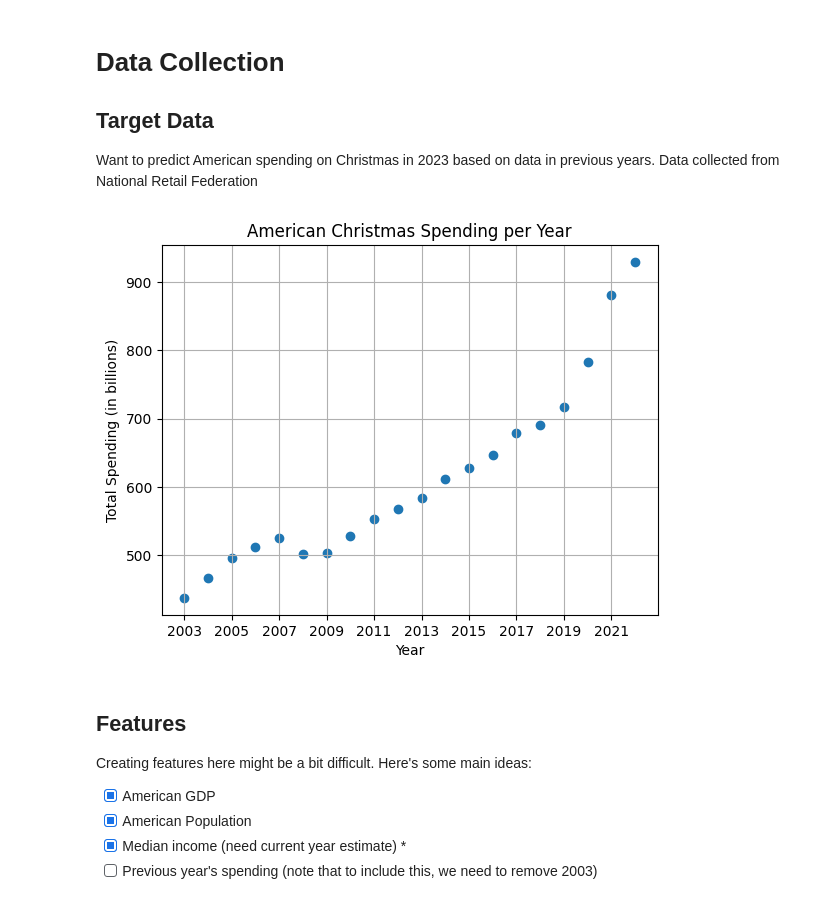
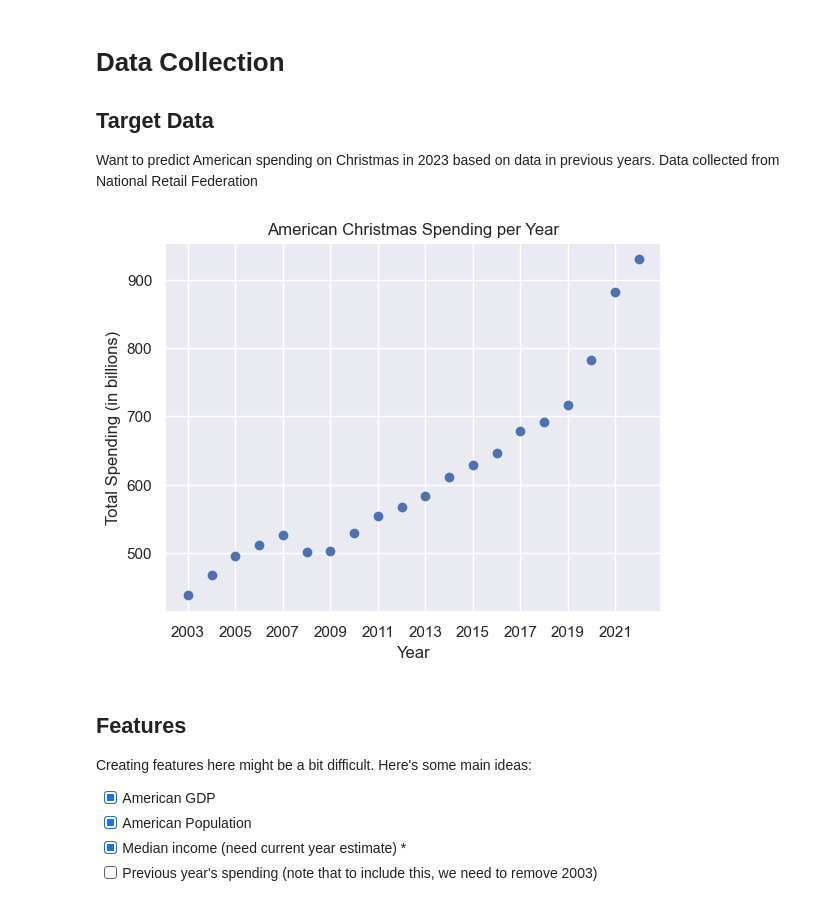
Before and after one commit to njd87/statarchive, a Jupyter notebook: christmas/EDA.ipynb, the cells around one changed output. Cells and saved outputs as stored; diff of their text form; code cells hidden in the pictures.

```diff
--- a/christmas/EDA.ipynb
+++ b/christmas/EDA.ipynb
@@ -5,6 +5,8 @@ import matplotlib.pyplot as plt
 import seaborn as sns
 from bs4 import BeautifulSoup
 import requests
+import seaborn as sns
+sns.set()
 
 headers = {"User-Agent": "Mozilla/5.0 (X11; CrOS x86_64 12871.102.0) AppleWebKit/537.36 (KHTML, like Gecko) Chrome/81.0.4044.141 Safari/537.36"}
 # %% [markdown]
@@ -15,23 +17,23 @@ Want to predict American spending on Christmas in 2023 based on data in previous
 # %%
 time = [2003, 2004, 2005, 2006, 2007, 2008, 2009, 2010, 2011, 2012, 2013, 2014, 2015, 2016, 2017, 2018, 2019, 2020, 2021, 2022]
 
 # in billions of dollars
 nrf_data = [437.6, 467.2, 496.0, 512.1, 526.0, 501.5, 502.7, 528.8, 553.3, 567.6, 583.2, 611.1, 628.0, 646.7, 678.9, 690.8, 716.9, 782.3, 881.6, 929.5]
 
 
 # create initial plot of the data
 
 
 plt.scatter(time, nrf_data, marker='o')
 
 plt.xlabel('Year')
 plt.ylabel('Total Spending (in billions)')
 plt.title('American Christmas Spending per Year')
 plt.xticks(time[::2])
-plt.grid()
+plt.savefig('images/spending_over_time.png', dpi=500, bbox_inches='tight')
 plt.show()
 # %% [output]
-[figure, old version]
+[figure, new version]
 # %% [markdown]
 ## Features
 
```
Also changed, not shown: parts of 7 cells of this notebook, 10 other files.
